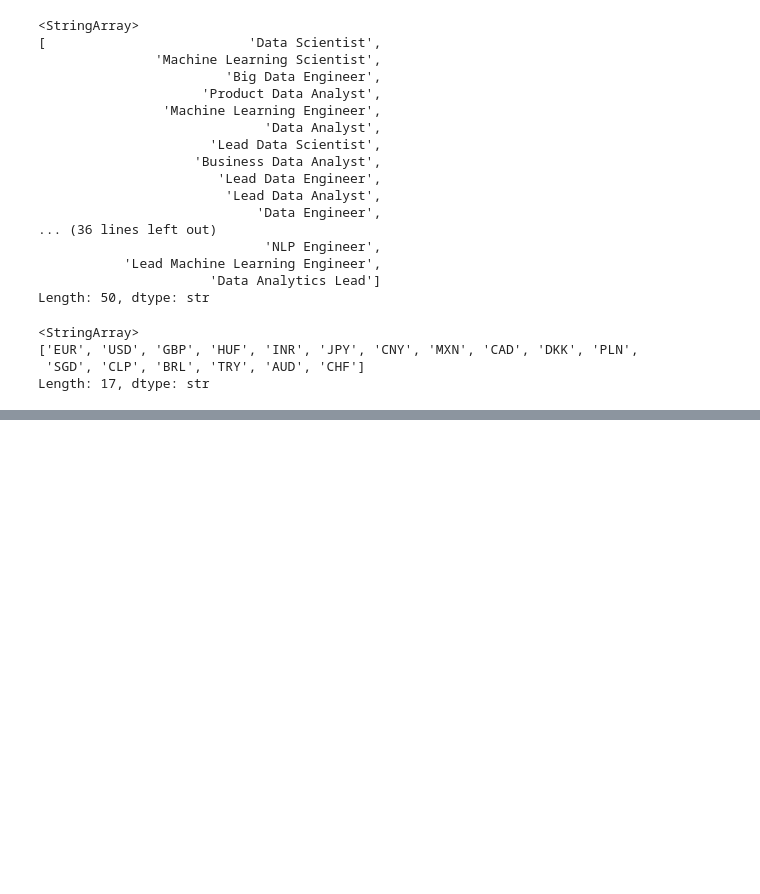
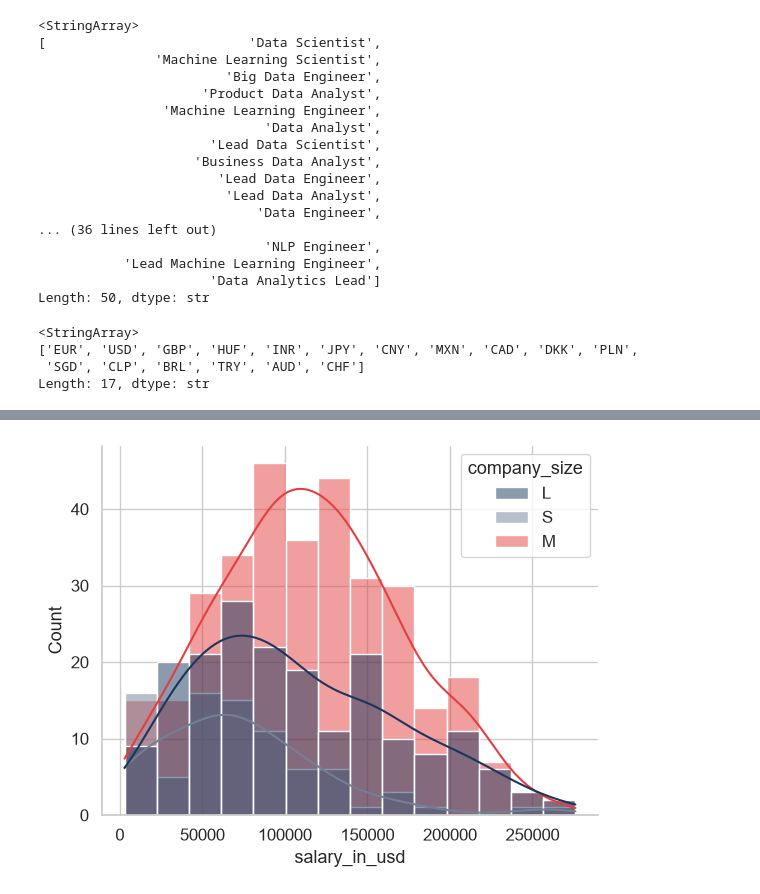
Before and after one commit to VictoriaPulman/Job_market_analysis, a Jupyter notebook: data_analysis.ipynb, the cells around one changed output, grey strips where cells are left out. Saved outputs shown, nothing was run; the diff lists cells and outputs as text; code cells hidden in the pictures; blank space fills up the shorter version.

```diff
--- a/data_analysis.ipynb
+++ b/data_analysis.ipynb
@@ -101,0 +145,6 @@ Length: 17, dtype: str
+# %%
+sns.histplot(data=data, x="salary_in_usd", hue="company_size", kde=True);
+plt.savefig('images/salary_chart4.png', dpi=300, bbox_inches='tight')
+plt.show()
+# %% [output]
+[figure, added]
```
Also changed, not shown: parts of 9 cells of this notebook, 7 other files.
